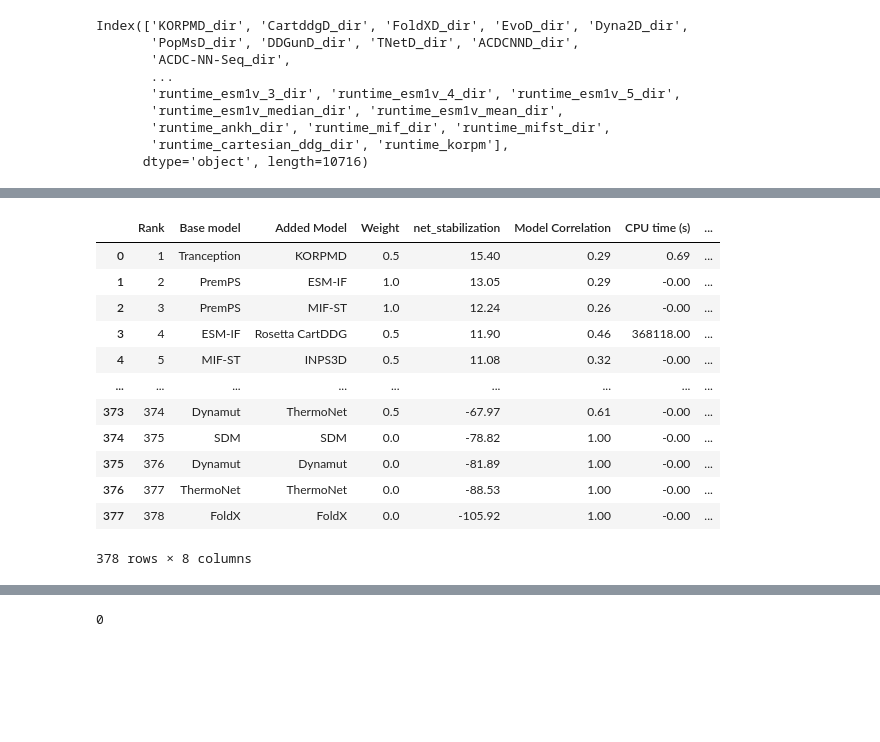
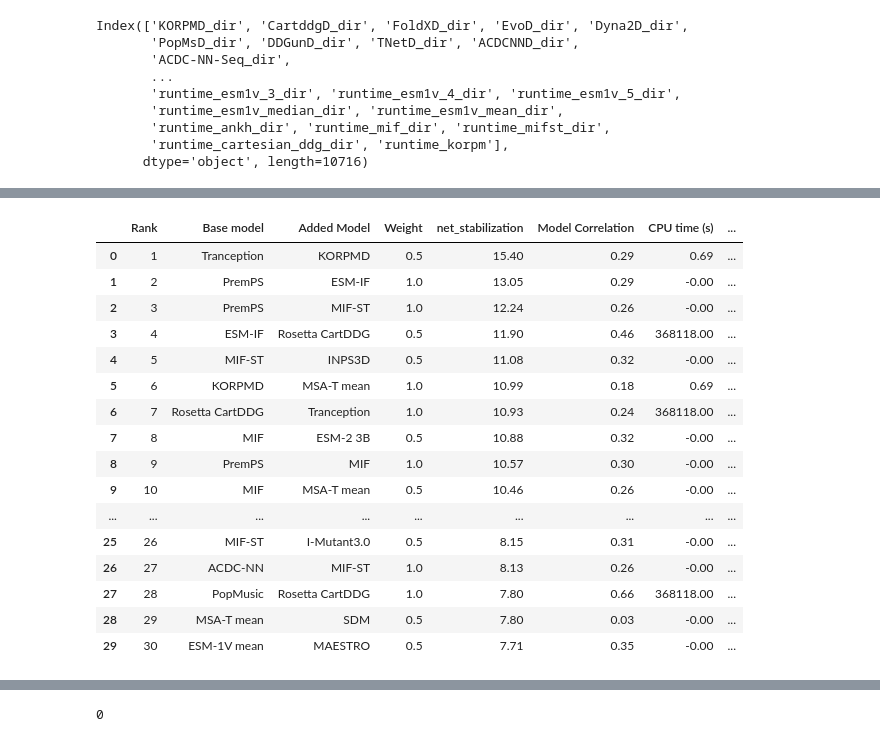
Before and after one commit to skalyaanamoorthy/PSLMs, a Jupyter notebook: analysis_notebooks/s461_analysis.ipynb, the cells around one changed output, grey strips where cells are left out. Cells and saved outputs as stored; diff of their text form; code cells hidden in the pictures; blank space fills up the shorter version.

```diff
--- a/analysis_notebooks/s461_analysis.ipynb
+++ b/analysis_notebooks/s461_analysis.ipynb
@@ -732,23 +734,27 @@ stat_df
 # %%
 stat_df_ = stat_df.applymap(lambda x: np.nan if x==-0.0001 else x)
 stat_df_ = stat_df.applymap(lambda x: round(x, 2) if type(x)==float else x)
 for source, target in remap_names.items():
     stat_df_.loc[stat_df_['model1']==source, 'model1'] = target
     stat_df_.loc[stat_df_['model2']==source, 'model2'] = target
 stat_df_ = stat_df_.reset_index().drop('weight1', axis=1).rename({'rank': 'Rank', 'model1': 'Base model', 'model2': 'Added Model', 'weight2': 'Weight', 'corr': 'Model Correlation', 'runtime_cpu': 'CPU time (s)', 'runtime_gpu': 'GPU time (s)', 'spearman': 'Spearman\'s rho'}, axis=1)
 #stat_df_.to_csv('../data/stat_df_net_stab_s461.csv')
-stat_df_
+stat_df_.head(30)
 # %% [output]
 |  | Rank | Base model | Added Model | Weight | net_stabilization | Model Correlation | CPU time (s) | ... |
 | 0 | 1 | Tranception | KORPMD | 0.5 | 15.40 | 0.29 | 0.69 | ... |
 | 1 | 2 | PremPS | ESM-IF | 1.0 | 13.05 | 0.29 | -0.00 | ... |
 | 2 | 3 | PremPS | MIF-ST | 1.0 | 12.24 | 0.26 | -0.00 | ... |
 | 3 | 4 | ESM-IF | Rosetta CartDDG | 0.5 | 11.90 | 0.46 | 368118.00 | ... |
 | 4 | 5 | MIF-ST | INPS3D | 0.5 | 11.08 | 0.32 | -0.00 | ... |
+| 5 | 6 | KORPMD | MSA-T mean | 1.0 | 10.99 | 0.18 | 0.69 | ... |
+| 6 | 7 | Rosetta CartDDG | Tranception | 1.0 | 10.93 | 0.24 | 368118.00 | ... |
+| 7 | 8 | MIF | ESM-2 3B | 0.5 | 10.88 | 0.32 | -0.00 | ... |
+| 8 | 9 | PremPS | MIF | 1.0 | 10.57 | 0.30 | -0.00 | ... |
+| 9 | 10 | MIF | MSA-T mean | 0.5 | 10.46 | 0.26 | -0.00 | ... |
 | ... | ... | ... | ... | ... | ... | ... | ... | ... |
-| 373 | 374 | Dynamut | ThermoNet | 0.5 | -67.97 | 0.61 | -0.00 | ... |
-| 374 | 375 | SDM | SDM | 0.0 | -78.82 | 1.00 | -0.00 | ... |
-| 375 | 376 | Dynamut | Dynamut | 0.0 | -81.89 | 1.00 | -0.00 | ... |
-| 376 | 377 | ThermoNet | ThermoNet | 0.0 | -88.53 | 1.00 | -0.00 | ... |
-| 377 | 378 | FoldX | FoldX | 0.0 | -105.92 | 1.00 | -0.00 | ... |
+| 25 | 26 | MIF-ST | I-Mutant3.0 | 0.5 | 8.15 | 0.31 | -0.00 | ... |
+| 26 | 27 | ACDC-NN | MIF-ST | 1.0 | 8.13 | 0.26 | -0.00 | ... |
+| 27 | 28 | PopMusic | Rosetta CartDDG | 1.0 | 7.80 | 0.66 | 368118.00 | ... |
+| 28 | 29 | MSA-T mean | SDM | 0.5 | 7.80 | 0.03 | -0.00 | ... |
+| 29 | 30 | ESM-1V mean | MAESTRO | 0.5 | 7.71 | 0.35 | -0.00 | ... |
-378 rows × 8 columns
```
Also changed, not shown: parts of 7 cells of this notebook, 1 other file.
